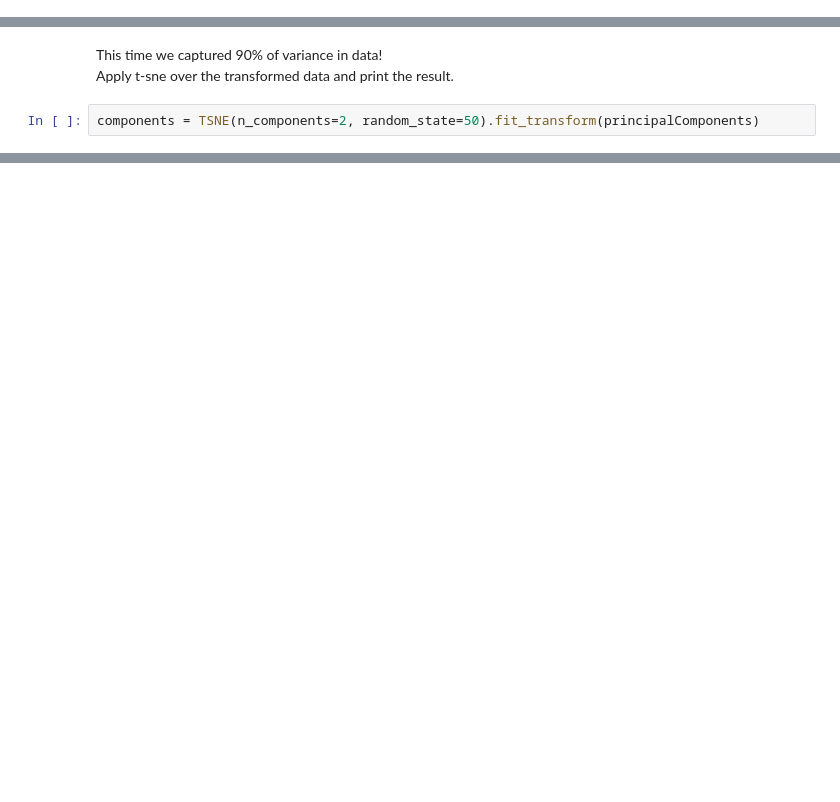
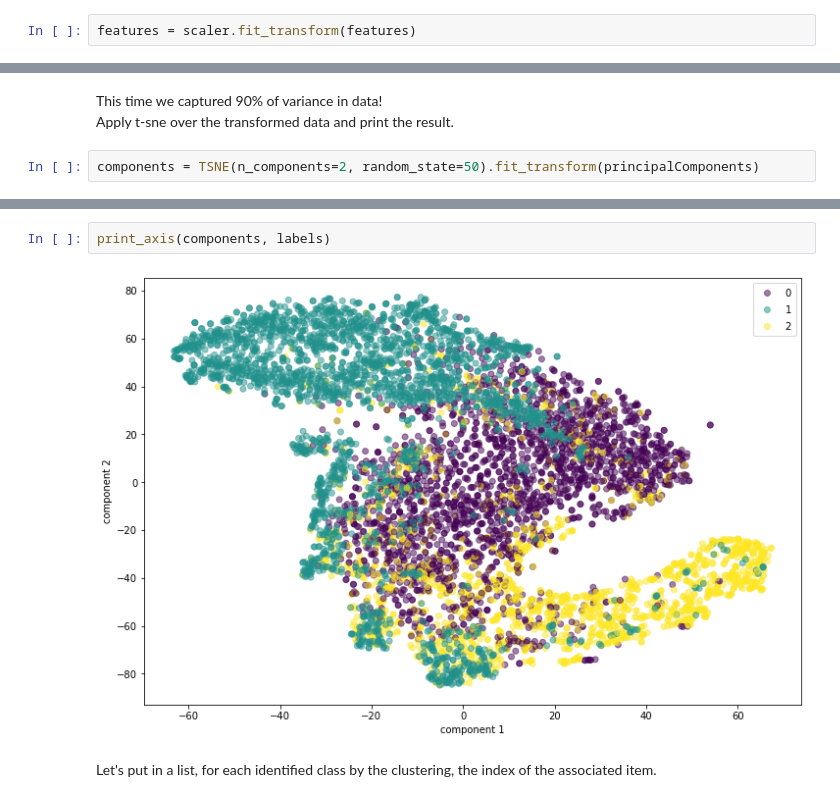
Before and after one commit to nicolasfacchinetti97/vocapra-apr-project, a Jupyter notebook: clustering.ipynb, the cells around one changed output, grey strips where cells are left out. Saved outputs shown, nothing was run; the diff lists cells and outputs as text; blank space fills up the shorter version.

```diff
--- a/clustering.ipynb
+++ b/clustering.ipynb
@@ -76,6 +76,8 @@ features.head()
 | 3 | -616.144775 | 50.042843 | -27.797401 | 10.828676 | -0.034238 | -3.344975 | -5.781679 | -5.397288 | -0.332126 | -4.466050 | ... | ... |
 | 4 | -471.954266 | 115.457746 | -22.104456 | 24.454849 | -5.564850 | 2.889188 | 6.143604 | 0.236881 | -3.250076 | -0.004432 | ... | ... |
 5 rows × 130 columns
+# %%
+features = scaler.fit_transform(features)
 # %% [markdown]
 # Visualization
 # %% [markdown]
@@ -120,0 +133,6 @@ This way we obtained a slightly better rapprensetation of data!
+# %%
+print_axis(components, labels)
+# %% [output]
+[figure, added]
+# %% [markdown]
+Let's put in a list, for each identified class by the clustering, the index of the associated item.
```
Also changed, not shown: parts of 24 cells of this notebook.
